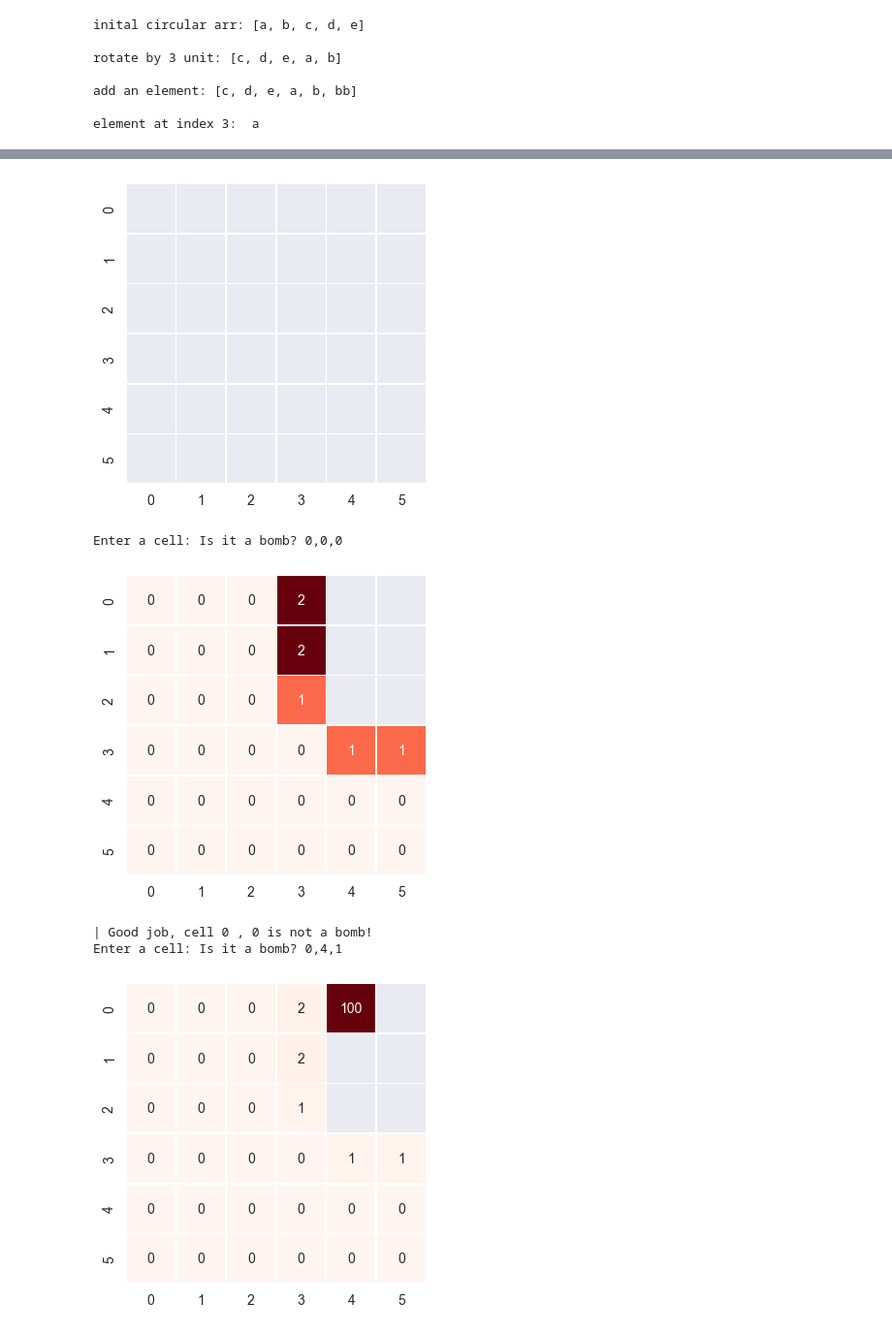
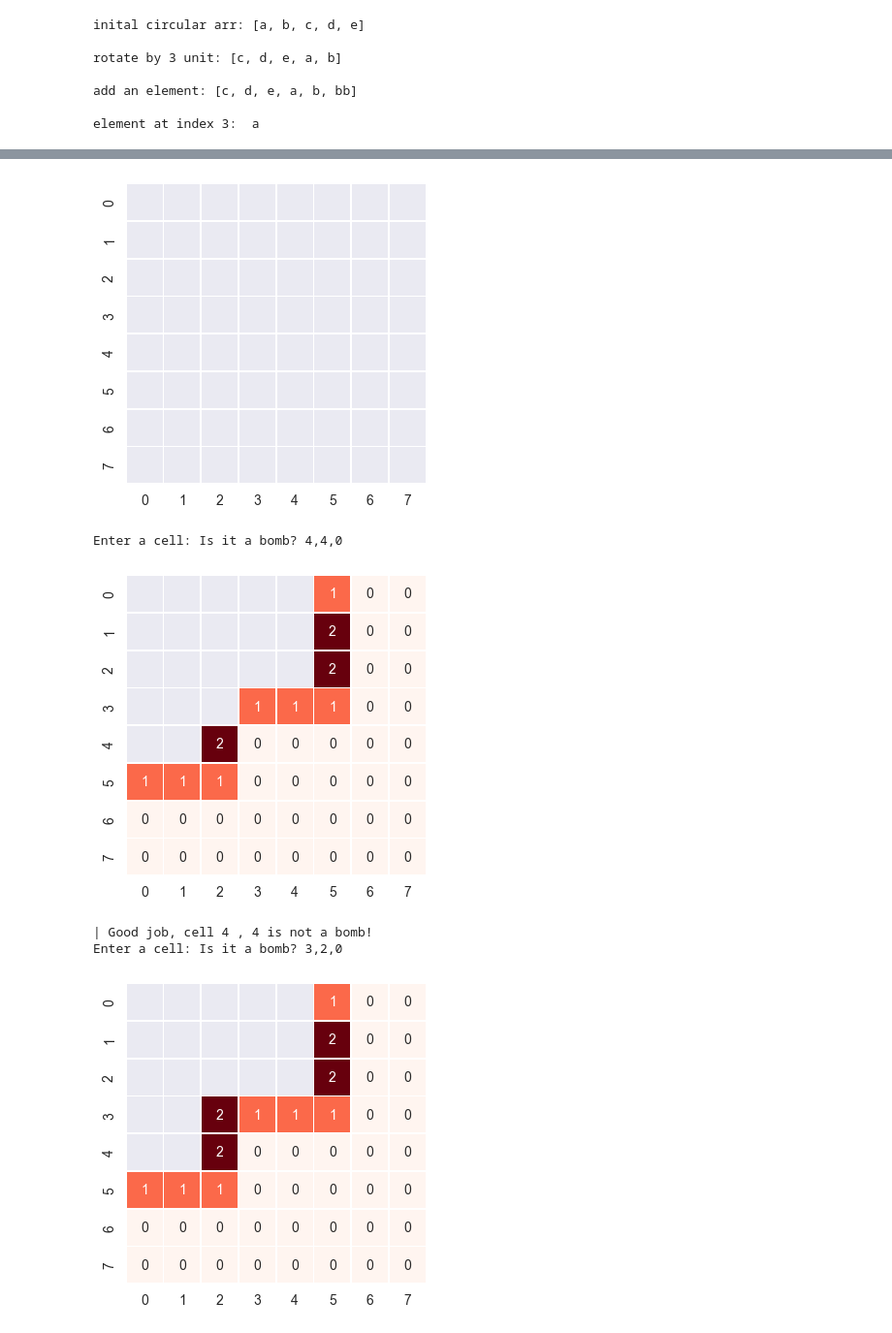
Before and after one commit to ronnnwu/codetheInterviewExercises, a Jupyter notebook: Ch7.ipynb, the cells around one changed output, grey strips where cells are left out. Shown at 97% size. Cells and saved outputs as stored; diff of their text form; code cells hidden in the pictures.

```diff
--- a/Ch7.ipynb
+++ b/Ch7.ipynb
@@ -1111,7 +1134,6 @@ class minesweeper(object):
                     return
                 print "| Good job, cell", h,"," , v, "is a bomb!"
                 foundBomb += 1
-            self.visited.add((h,v))
         print "\nCongratulations! You have found all bombs."
 
     def _editBoard(self,h,v):
@@ -1166,14 +1188,14 @@ class minesweeper(object):
         sns.heatmap(self.board, cmap='Reds',linewidths=.5, square=True, annot=True, mask = mask,cbar=False, ax=ax, fmt = '0g')
         sns.plt.show()
 # %%
-A = minesweeper(6, 3) #arg: size of board, number of bombs
+A = minesweeper(8, 6) #feel free to change arg: size of board, number of bombs
 # %% [output]
 ---------------- Let us play minesweeper ----------------
 | If you believe cell 1,2 is not a bomb, type 1,2,0
 | If you believe cell 1,2 is a bomb, type 1,2,1
-[figure, old version]
+[figure, new version]
-Enter a cell: Is it a bomb? 0,0,0
+Enter a cell: Is it a bomb? 4,4,0
-[figure, old version]
+[figure, new version]
-| Good job, cell 0 , 0 is not a bomb!
-Enter a cell: Is it a bomb? 0,4,1
+| Good job, cell 4 , 4 is not a bomb!
+Enter a cell: Is it a bomb? 3,2,0
-[figure, old version]
+[figure, new version]
```
Also changed, not shown: parts of 20 cells of this notebook.
